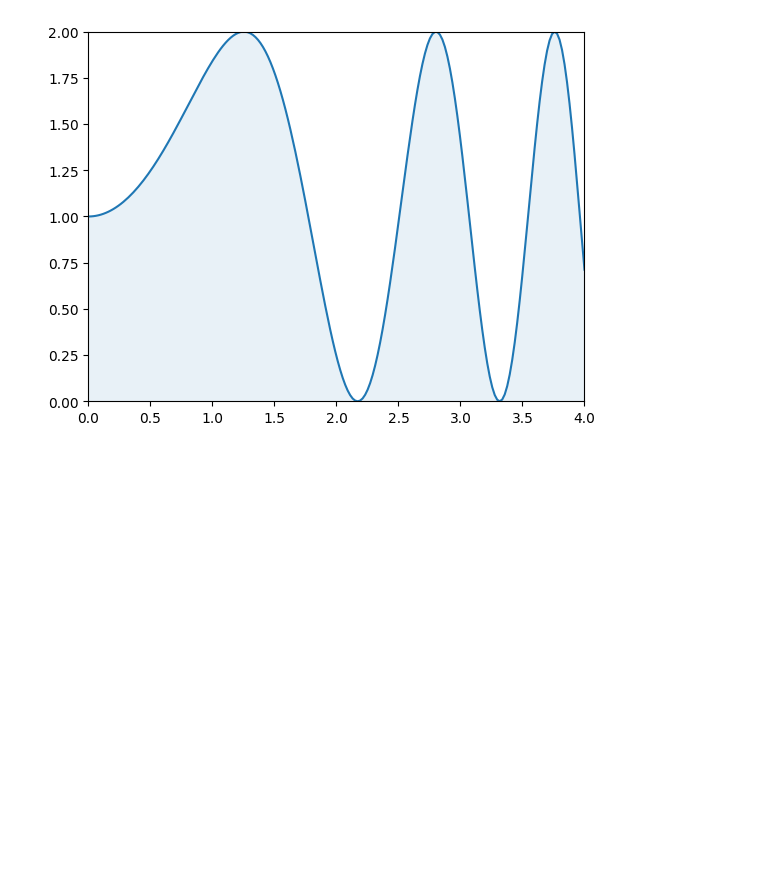
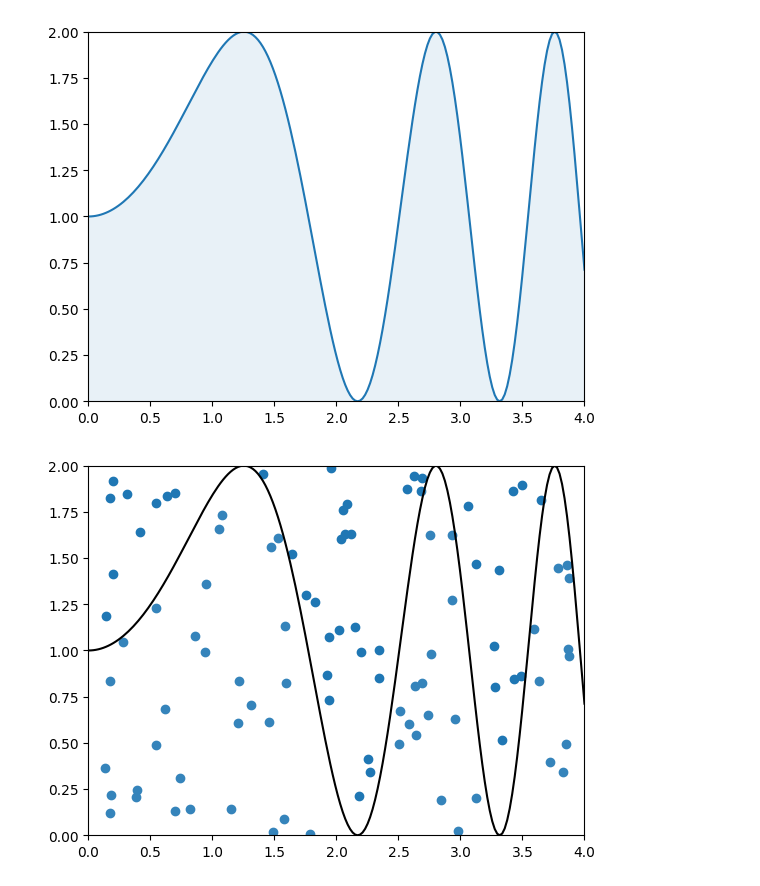
Before and after one commit to SasithaAI/My12MonthAIStudy, a Jupyter notebook: MYSampaling.ipynb, the cells around one changed output. Saved outputs shown, nothing was run; the diff lists cells and outputs as text; code cells hidden in the pictures; blank space fills up the shorter version.

```diff
--- a/MYSampaling.ipynb
+++ b/MYSampaling.ipynb
@@ -24,3 +24,14 @@ plt.xlim(0, 4)
 plt.ylim(0, 2);
 # %% [output]
 [figure]
+# %%
+n = 100
+random_x = uniform.rvs(loc=0, scale=4, size=n)
+random_y = uniform.rvs(loc=0, scale=2, size=n)
+
+plt.scatter(random_x, random_y)
+plt.plot(xs, ps, c="k")
+plt.fill_between(xs, 0, ps, color="w", alpha=0.1)
+plt.xlim(0, 4), plt.ylim(0, 2);
+# %% [output]
+[figure, added]
```
Also changed, not shown: parts of 7 cells of this notebook.
